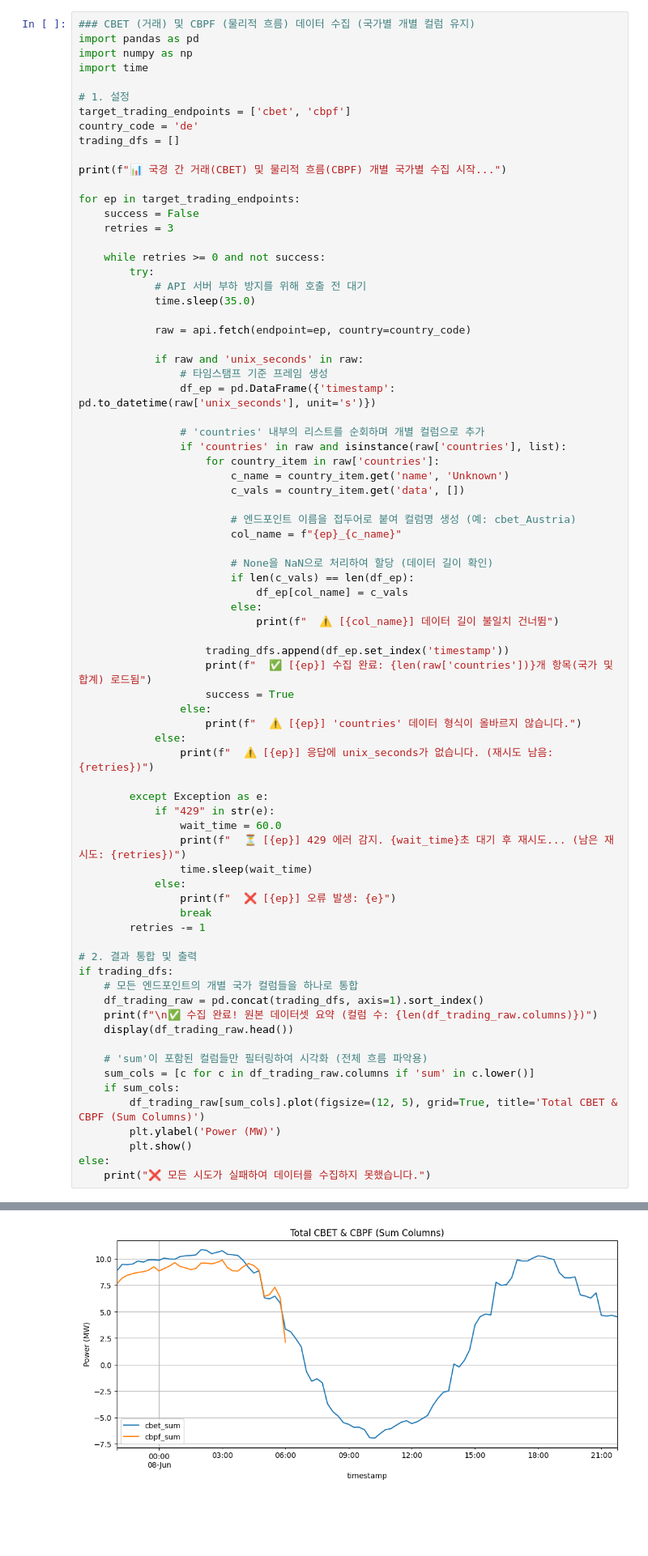
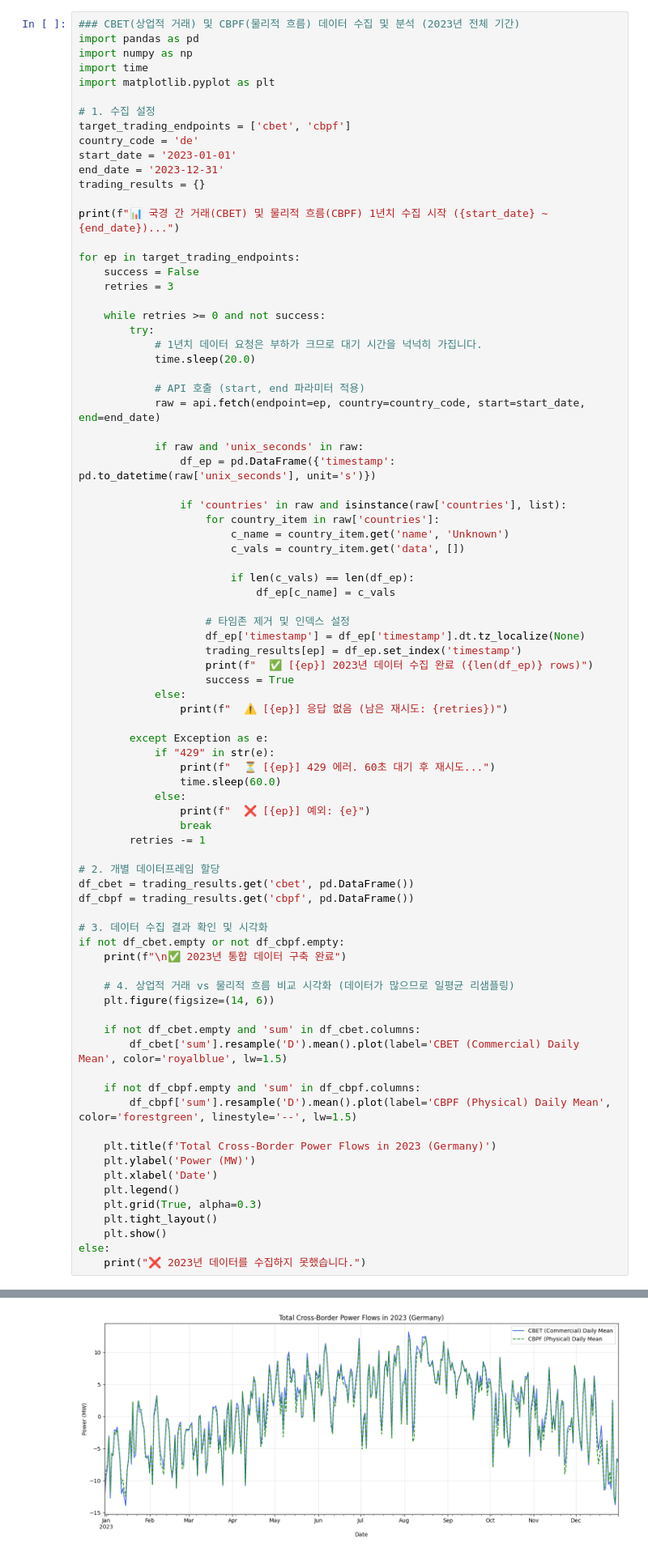
Before and after one commit to Giraffe-Shin/trading, a Jupyter notebook: 독일전력분석.ipynb, the cells around one changed output, grey strips where cells are left out. Shown at 81% size. Cells and saved outputs as stored; diff of their text form; blank space fills up the shorter version.

```diff
--- a/독일전력분석.ipynb
+++ b/독일전력분석.ipynb
@@ -225,15 +218,18 @@ else:
 # %%
-### CBET (거래) 및 CBPF (물리적 흐름) 데이터 수집 (국가별 개별 컬럼 유지)
+### CBET(상업적 거래) 및 CBPF(물리적 흐름) 데이터 수집 및 분석 (2023년 전체 기간)
 import pandas as pd
 import numpy as np
 import time
+import matplotlib.pyplot as plt
 
-# 1. 설정
+# 1. 수집 설정
 target_trading_endpoints = ['cbet', 'cbpf']
 country_code = 'de'
-trading_dfs = []
+start_date = '2023-01-01'
+end_date = '2023-12-31'
+trading_results = {}
 
-print(f"📊 국경 간 거래(CBET) 및 물리적 흐름(CBPF) 개별 국가별 수집 시작...")
+print(f"📊 국경 간 거래(CBET) 및 물리적 흐름(CBPF) 1년치 수집 시작 ({start_date} ~ {end_date})...")
 
 for ep in target_trading_endpoints:
     success = False
@@ -241,61 +237,64 @@ for ep in target_trading_endpoints:
 
     while retries >= 0 and not success:
         try:
-            # API 서버 부하 방지를 위해 호출 전 대기
-            time.sleep(35.0)
+            # 1년치 데이터 요청은 부하가 크므로 대기 시간을 넉넉히 가집니다.
+            time.sleep(20.0)
 
-            raw = api.fetch(endpoint=ep, country=country_code)
+            # API 호출 (start, end 파라미터 적용)
+            raw = api.fetch(endpoint=ep, country=country_code, start=start_date, end=end_date)
 
             if raw and 'unix_seconds' in raw:
-                # 타임스탬프 기준 프레임 생성
                 df_ep = pd.DataFrame({'timestamp': pd.to_datetime(raw['unix_seconds'], unit='s')})
 
-                # 'countries' 내부의 리스트를 순회하며 개별 컬럼으로 추가
                 if 'countries' in raw and isinstance(raw['countries'], list):
                     for country_item in raw['countries']:
                         c_name = country_item.get('name', 'Unknown')
                         c_vals = country_item.get('data', [])
 
-                        # 엔드포인트 이름을 접두어로 붙여 컬럼명 생성 (예: cbet_Austria)
-                        col_name = f"{ep}_{c_name}"
+                        if len(c_vals) == len(df_ep):
+                            df_ep[c_name] = c_vals
 
-                        # None을 NaN으로 처리하여 할당 (데이터 길이 확인)
-                        if len(c_vals) == len(df_ep):
-                            df_ep[col_name] = c_vals
-                        else:
-                            print(f"  ⚠️ [{col_name}] 데이터 길이 불일치 건너뜀")
-
-                    trading_dfs.append(df_ep.set_index('timestamp'))
-                    print(f"  ✅ [{ep}] 수집 완료: {len(raw['countries'])}개 항목(국가 및 합계) 로드됨")
+                    # 타임존 제거 및 인덱스 설정
+                    df_ep['timestamp'] = df_ep['timestamp'].dt.tz_localize(None)
+                    trading_results[ep] = df_ep.set_index('timestamp')
+                    print(f"  ✅ [{ep}] 2023년 데이터 수집 완료 ({len(df_ep)} rows)")
                     success = True
-                else:
-                    print(f"  ⚠️ [{ep}] 'countries' 데이터 형식이 올바르지 않습니다.")
             else:
-                print(f"  ⚠️ [{ep}] 응답에 unix_seconds가 없습니다. (재시도 남음: {retries})")
+                print(f"  ⚠️ [{ep}] 응답 없음 (남은 재시도: {retries})")
 
         except Exception as e:
             if "429" in str(e):
-                wait_time = 60.0
-                print(f"  ⏳ [{ep}] 429 에러 감지. {wait_time}초 대기 후 재시도... (남은 재시도: {retries})")
-                time.sleep(wait_time)
+                print(f"  ⏳ [{ep}] 429 에러. 60초 대기 후 재시도...")
+                time.sleep(60.0)
             else:
-                print(f"  ❌ [{ep}] 오류 발생: {e}")
+                print(f"  ❌ [{ep}] 예외: {e}")
                 break
         retries -= 1
 
-# 2. 결과 통합 및 출력
-if trading_dfs:
-    # 모든 엔드포인트의 개별 국가 컬럼들을 하나로 통합
-    df_trading_raw = pd.concat(trading_dfs, axis=1).sort_index()
-    print(f"\n✅ 수집 완료! 원본 데이터셋 요약 (컬럼 수: {len(df_trading_raw.columns)})")
-    display(df_trading_raw.head())
+# 2. 개별 데이터프레임 할당
+df_cbet = trading_results.get('cbet', pd.DataFrame())
+df_cbpf = trading_results.get('cbpf', pd.DataFrame())
 
-    # 'sum'이 포함된 컬럼들만 필터링하여 시각화 (전체 흐름 파악용)
-    sum_cols = [c for c in df_trading_raw.columns if 'sum' in c.lower()]
-    if sum_cols:
-        df_trading_raw[sum_cols].plot(figsize=(12, 5), grid=True, title='Total CBET & CBPF (Sum Columns)')
-        plt.ylabel('Power (MW)')
-        plt.show()
+# 3. 데이터 수집 결과 확인 및 시각화
+if not df_cbet.empty or not df_cbpf.empty:
+    print(f"\n✅ 2023년 통합 데이터 구축 완료")
+
+    # 4. 상업적 거래 vs 물리적 흐름 비교 시각화 (데이터가 많으므로 일평균 리샘플링)
+    plt.figure(figsize=(14, 6))
+
+    if not df_cbet.empty and 'sum' in df_cbet.columns:
+        df_cbet['sum'].resample('D').mean().plot(label='CBET (Commercial) Daily Mean', color='royalblue', lw=1.5)
+
+    if not df_cbpf.empty and 'sum' in df_cbpf.columns:
+        df_cbpf['sum'].resample('D').mean().plot(label='CBPF (Physical) Daily Mean', color='forestgreen', linestyle='--', lw=1.5)
+
+    plt.title(f'Total Cross-Border Power Flows in 2023 (Germany)')
+    plt.ylabel('Power (MW)')
+    plt.xlabel('Date')
+    plt.legend()
+    plt.grid(True, alpha=0.3)
+    plt.tight_layout()
+    plt.show()
 else:
-    print("❌ 모든 시도가 실패하여 데이터를 수집하지 못했습니다.")
+    print("❌ 2023년 데이터를 수집하지 못했습니다.")
 # %% [output]
@@ -317 +306 @@ else:
-[figure, old version]
+[figure, new version]
```
Also changed, not shown: parts of 20 cells of this notebook.
